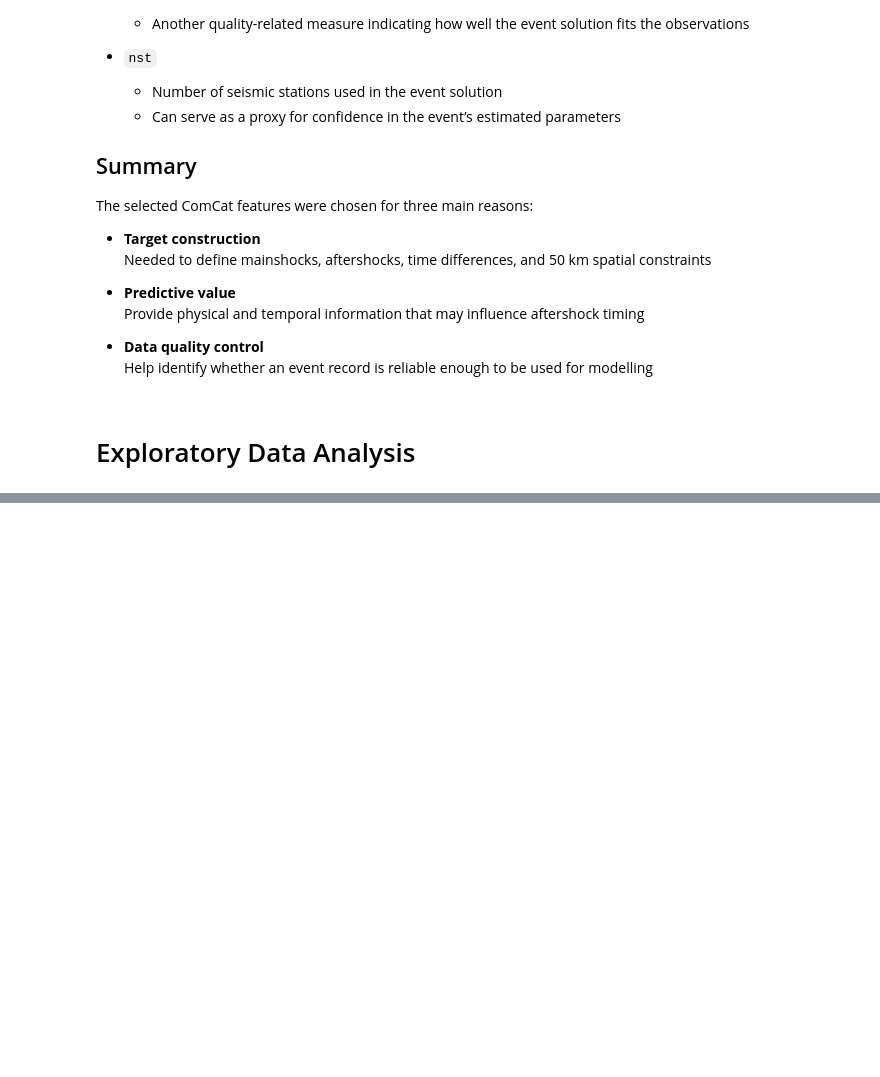
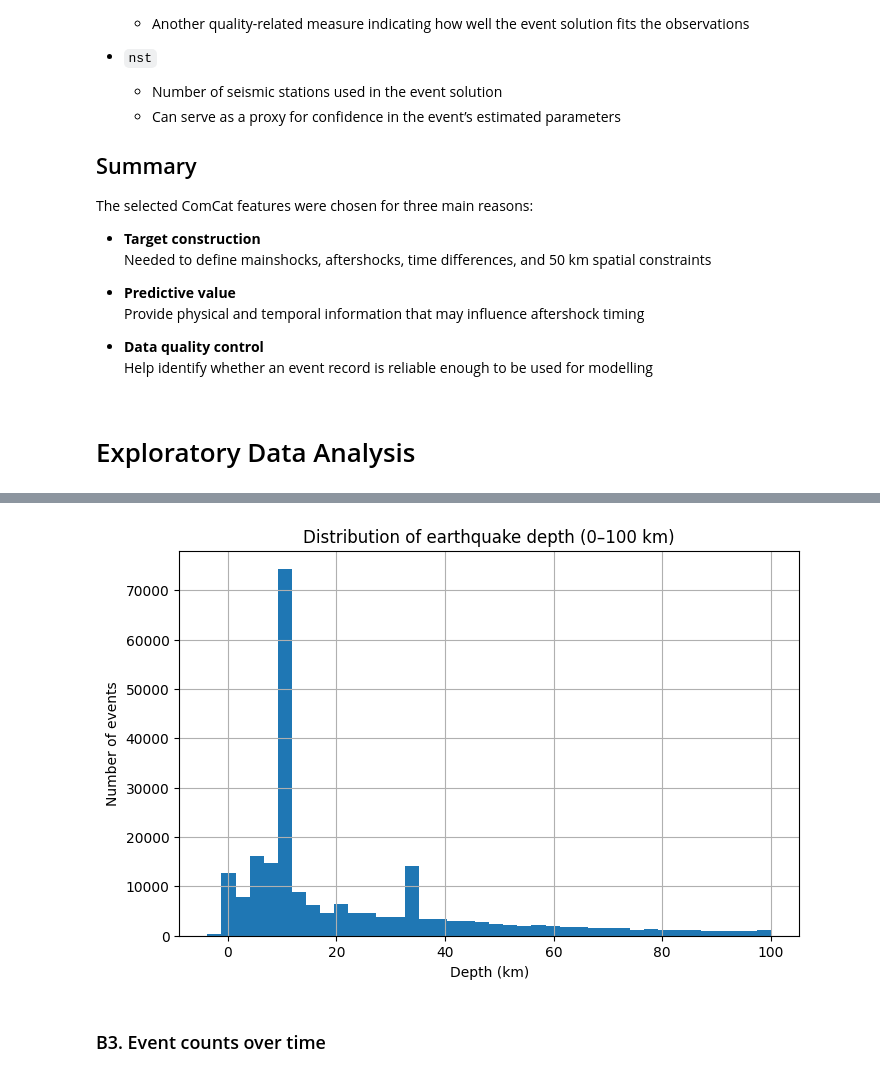
Before and after one commit to GynnYeo/CDS_Group10, a Jupyter notebook: ComCat.ipynb, the cells around one changed output, grey strips where cells are left out. Saved outputs shown, nothing was run; the diff lists cells and outputs as text; code cells hidden in the pictures; blank space fills up the shorter version.

```diff
--- a/ComCat.ipynb
+++ b/ComCat.ipynb
@@ -733,0 +1008,11 @@ comcat_df_2015_2024 = pd.read_parquet('data/processed/comcat_2015_2024.parquet')
+# %%
+plt.figure(figsize=(8, 5))
+comcat_df_clean.loc[comcat_df_clean["depth_km"] <= 100, "depth_km"].hist(bins=40)
+plt.xlabel("Depth (km)")
+plt.ylabel("Number of events")
+plt.title("Distribution of earthquake depth (0–100 km)")
+plt.show()
+# %% [output]
+[figure, added]
+# %% [markdown]
+### B3. Event counts over time
```
Also changed, not shown: parts of 92 cells of this notebook.
